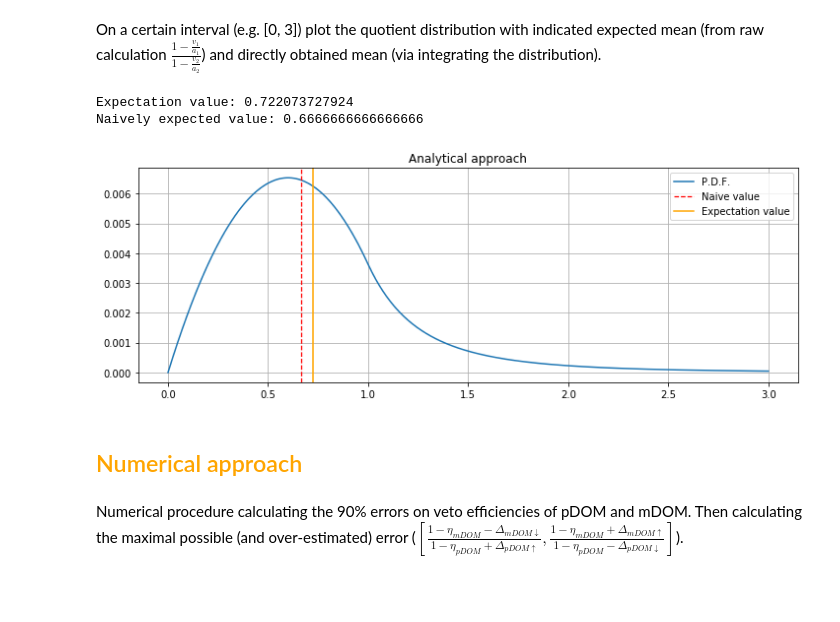
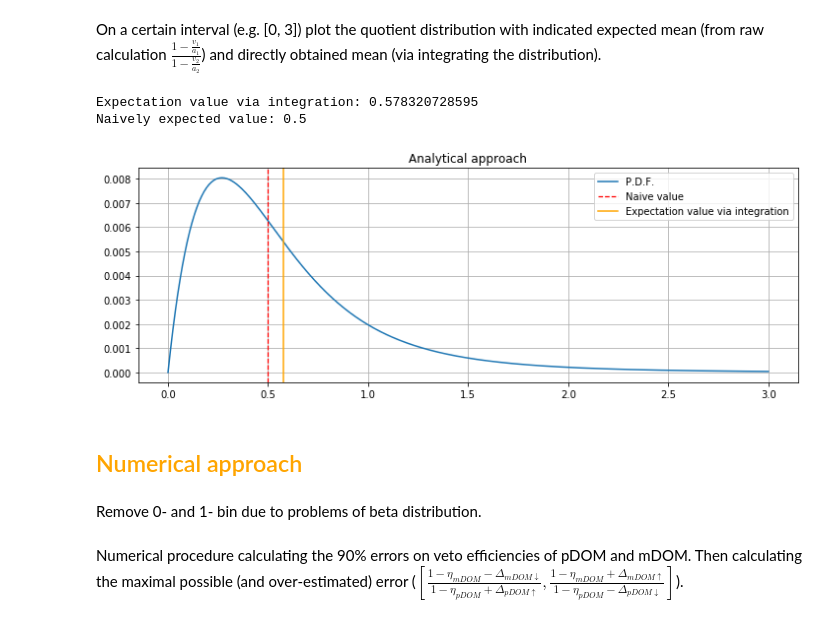
Before and after one commit to jsaffer/vetostudie, a Jupyter notebook: beta_ratio.ipynb, the cells around one changed output. Saved outputs shown, nothing was run; the diff lists cells and outputs as text; code cells hidden in the pictures; blank space fills up the shorter version.

```diff
--- a/beta_ratio.ipynb
+++ b/beta_ratio.ipynb
@@ -112,35 +109,37 @@ def custom_pdf_ratio(v1, v2, a1, a2, w):
 # %% [markdown]
 On a certain interval (e.g. [0, 3]) plot the quotient distribution with indicated expected mean (from raw calculation $\frac{1-\frac{v_1}{a_1}}{1-\frac{v_2}{a_2}}$) and directly obtained mean (via integrating the distribution).
 # %%
-n_veto_hits_mdom = 2
-n_veto_hits_pdom = 1
-n_hits = 4
+n_veto_hits_mdom = 8
+n_veto_hits_pdom = 6
+n_hits = 10
 # %%
 w = np.linspace(0, 3, 501)
 p = custom_pdf_ratio(n_veto_hits_mdom, n_veto_hits_pdom, n_hits, n_hits, w)
 norm = np.nansum(p)
 p = p/norm
 
-expect = np.dot(w, p)
-print('Expectation value: ' + str(expect))
+expect_analytic = np.dot(w, p)
+print('Expectation value via integration: ' + str(expect_analytic))
 
 naive_expect = (n_hits - n_veto_hits_mdom)/(n_hits - n_veto_hits_pdom)
 print('Naively expected value: ' + str(naive_expect))
 
 plt.plot(w, p, label = 'P.D.F.')
 plt.rcParams['figure.figsize'] = (12, 4)
 plt.grid(True)
 plt.title('Analytical approach')
 plt.axvline(x = naive_expect, linewidth = 1.25, color = 'red', linestyle = '--', label = 'Naive value')
-plt.axvline(x = expect, linewidth = 1.5, color = 'orange', label = 'Expectation value')
+plt.axvline(x = expect_analytic, linewidth = 1.5, color = 'orange', label = 'Expectation value via integration')
 plt.legend(loc = 'best')
 plt.show()
 # %% [output]
-Expectation value: 0.722073727924
-Naively expected value: 0.6666666666666666
+Expectation value via integration: 0.578320728595
+Naively expected value: 0.5
-[figure, old version]
+[figure, new version]
 # %% [markdown]
 ## <font color='orange'>Numerical approach</font>
+# %% [markdown]
+Remove 0- and 1- bin due to problems of beta distribution.
 # %%
 res = 1000
 
```
Also changed, not shown: parts of 7 cells of this notebook.
